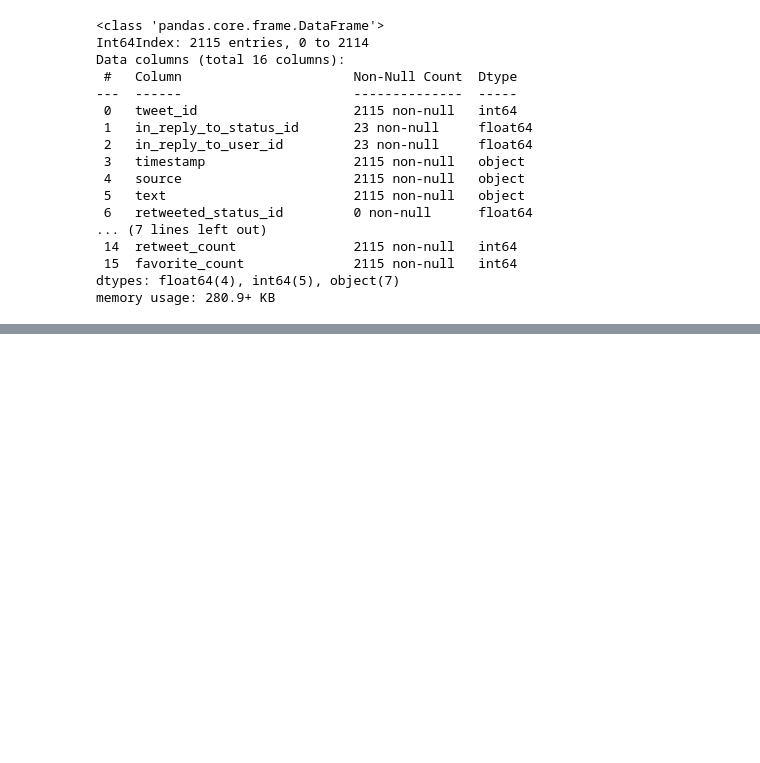
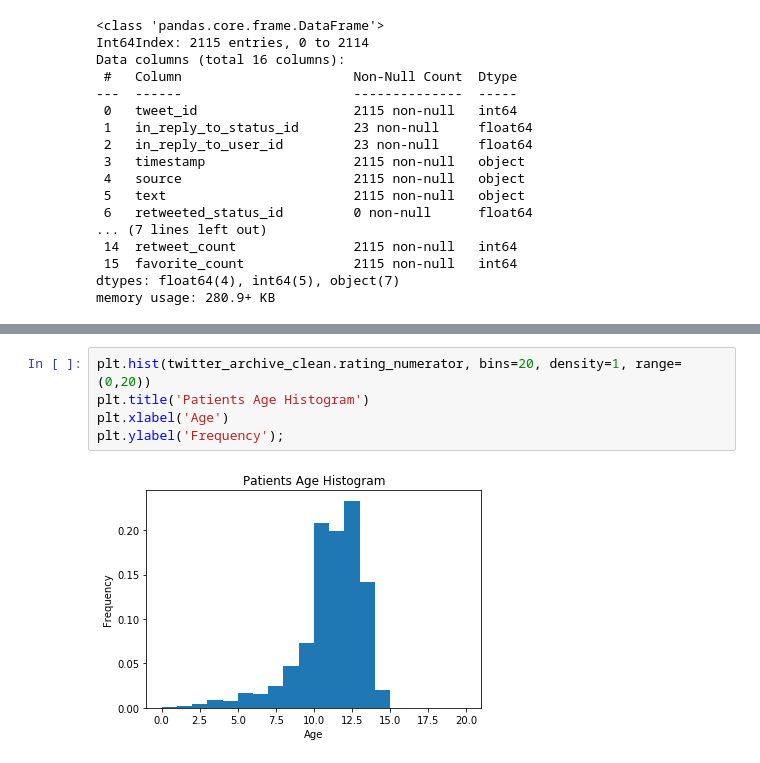
Before and after one commit to lizvqz/we_rate_dogs, a Jupyter notebook: wrangle_act.ipynb, the cells around one changed output, grey strips where cells are left out. Saved outputs shown, nothing was run; the diff lists cells and outputs as text; blank space fills up the shorter version.

```diff
--- a/wrangle_act.ipynb
+++ b/wrangle_act.ipynb
@@ -895,0 +1019,7 @@ memory usage: 280.9+ KB
+# %%
+plt.hist(twitter_archive_clean.rating_numerator, bins=20, density=1, range=(0,20))
+plt.title('Patients Age Histogram')
+plt.xlabel('Age')
+plt.ylabel('Frequency');
+# %% [output]
+[figure, added]
```
Also changed, not shown: parts of 22 cells of this notebook.
